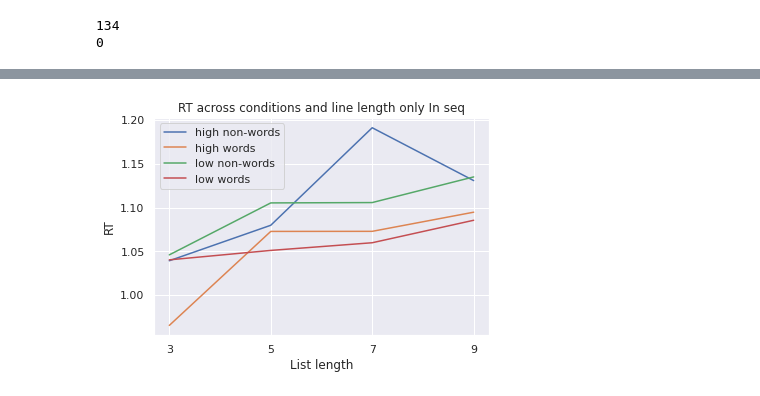
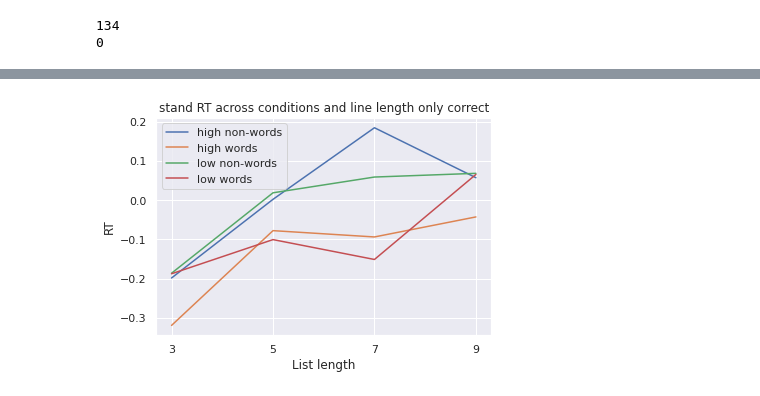
Before and after one commit to cristinarainich/Sternberg_analysis, a Jupyter notebook: EEG_dataset.ipynb, the cells around one changed output, grey strips where cells are left out. Cells and saved outputs as stored; diff of their text form; code cells hidden in the pictures.

```diff
--- a/EEG_dataset.ipynb
+++ b/EEG_dataset.ipynb
@@ -637,0 +831,6 @@ pl.title('High vs. Low');
+# %%
+for i in eeg_no_outliers.Subject.unique():
+  subset = eeg_no_outliers[eeg_no_outliers['Subject'] == i]
+  pl.figure();
+  sns.barplot(x = 'ProbeCategory', y = 'stdRT', data = subset, estimator = lambda x: sum(x)/len(x));
+  pl.title(subset.Subject.unique());
@@ -637,0 +851,6 @@ pl.title('High vs. Low');
+# %%
+for i in eeg_no_outliers.Subject.unique():
+  subset = eeg_no_outliers[eeg_no_outliers['Subject'] == i]
+  pl.figure();
+  sns.barplot(x = 'Lex', y = 'stdRT', data = subset, estimator = lambda x: sum(x)/len(x));
+  pl.title('Low vs. High for ' + subset.Subject.unique());
@@ -637,0 +871,6 @@ pl.title('High vs. Low');
+# %%
+for i in eeg_no_outliers.Subject.unique():
+  subset = eeg_no_outliers[eeg_no_outliers['Subject'] == i]
+  pl.figure();
+  sns.barplot(x = 'Phono', y = 'stdRT', data = subset, estimator = lambda x: sum(x)/len(x));
+  pl.title('Low vs. High for ' + subset.Subject.unique());
@@ -637,0 +893,3 @@ pl.title('High vs. Low');
+# %%
+correct = eeg_no_outliers[eeg_no_outliers['ResponseCorrect'] == 1]
+incorrect = eeg_no_outliers[eeg_no_outliers['ResponseCorrect'] == 0]
@@ -638,15 +906,13 @@ pl.title('High vs. Low');
 # %%
-# plotting categories across condition when the probe is in sequence
-subset = eeg_no_outliers[eeg_no_outliers['ProbeType'] == 2]
+subset = correct.groupby(['ProbeCategory', 'Length'])[['stdRT']].mean().reset_index()
 pl.figure()
-subset = subset.groupby(['ProbeCategory', 'Length'])[['ReactionTime']].mean().reset_index()
 for i in subset.ProbeCategory.unique():
   x = subset[subset['ProbeCategory'] == i]
-  pl.plot(x.Length, x.ReactionTime)
+  pl.plot(x.Length, x.stdRT)
 pl.xticks(x.Length)
 pl.xlabel('List length')
 pl.ylabel('RT')
 pl.legend(subset.ProbeCategory.unique())
-pl.title('RT across conditions and line length only In seq');
+pl.title('stand RT across conditions and line length only correct');
 # %% [output]
-[figure, old version]
+[figure, new version]
```
Also changed, not shown: parts of 98 cells of this notebook.
